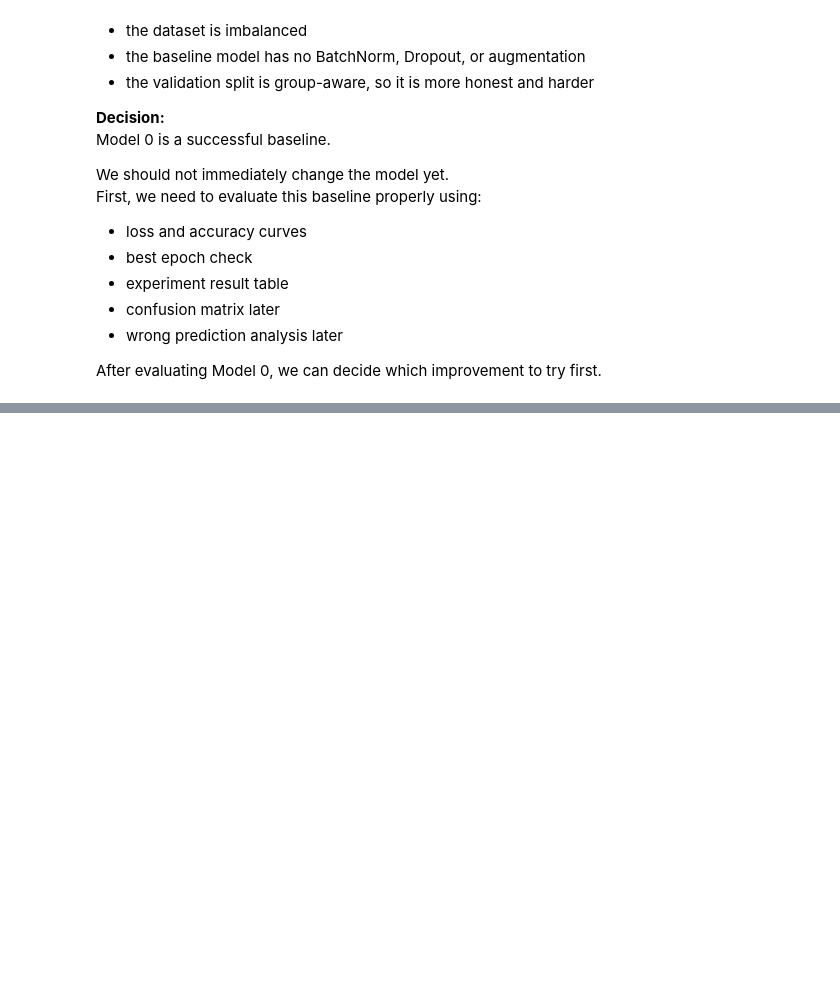
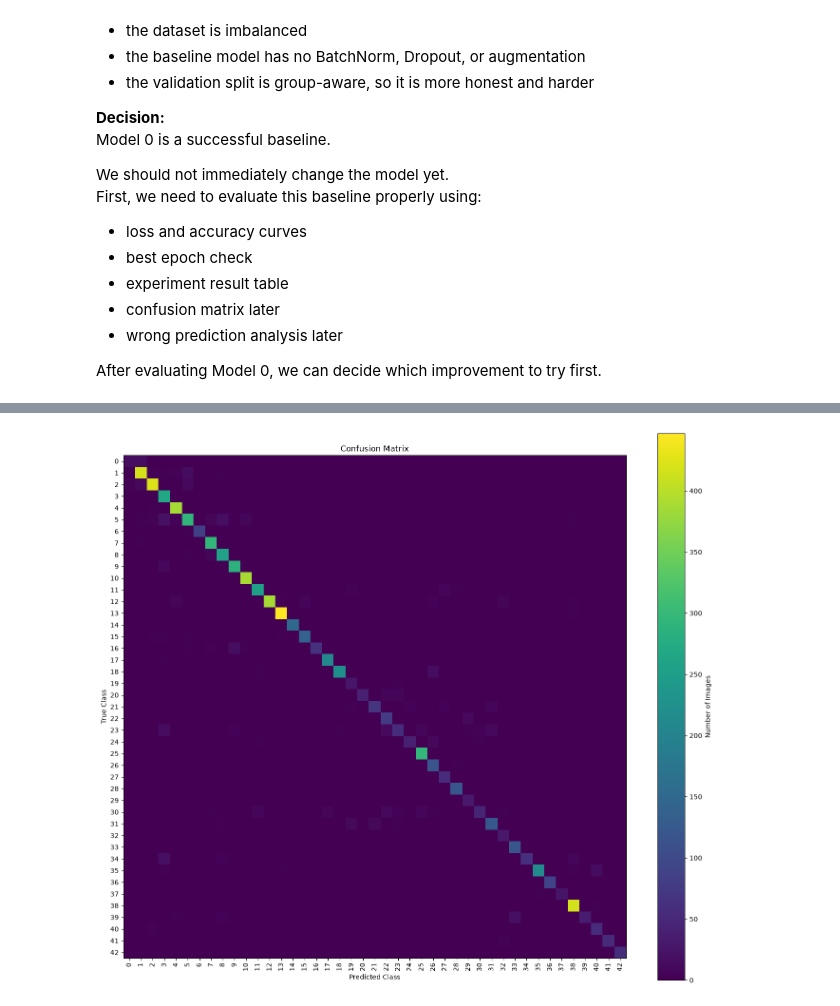
Before and after one commit to kawsar07ahmmed0712-rgb/Pytorch-German-Traffic-Sign-Recognition, a Jupyter notebook: Notebook/02_gtsrb_full_pytorch_workflow.ipynb, the cells around one changed output, grey strips where cells are left out. Drawn from its saved outputs; the diff is of its cells as text; code cells hidden in the pictures; blank space fills up the shorter version.

```diff
--- a/Notebook/02_gtsrb_full_pytorch_workflow.ipynb
+++ b/Notebook/02_gtsrb_full_pytorch_workflow.ipynb
@@ -1969,0 +2103,13 @@ After evaluating Model 0, we can decide which improvement to try first.
+# %%
+importlib.reload(hf)
+
+valid_y_true, valid_y_pred, valid_y_prob = hf.get_model_predictions(
+    model=model_0,
+    dataloader=valid_dataloader,
+    device=device
+)
+
+print("True labels shape:", valid_y_true.shape)
+print("Predicted labels shape:", valid_y_pred.shape)
+print("Prediction probabilities shape:", valid_y_prob.shape)
+print("Validation accuracy from predictions:", (valid_y_true == valid_y_pred).float().mean().item())
@@ -1969,0 +2162,12 @@ After evaluating Model 0, we can decide which improvement to try first.
+# %%
+importlib.reload(hf)
+
+class_ids = sorted(train_df["ClassId"].unique())
+
+valid_cm_df = hf.create_confusion_matrix_df(
+    y_true=valid_y_true.numpy(),
+    y_pred=valid_y_pred.numpy(),
+    class_ids=class_ids
+)
+
+valid_cm_df.head()
@@ -1969,0 +2188,4 @@ After evaluating Model 0, we can decide which improvement to try first.
+# %%
+hf.plot_confusion_matrix_df(valid_cm_df, figsize=(14, 12))
+# %% [output]
+[figure, added]
```
Also changed, not shown: parts of 41 cells of this notebook, 1 other file.
